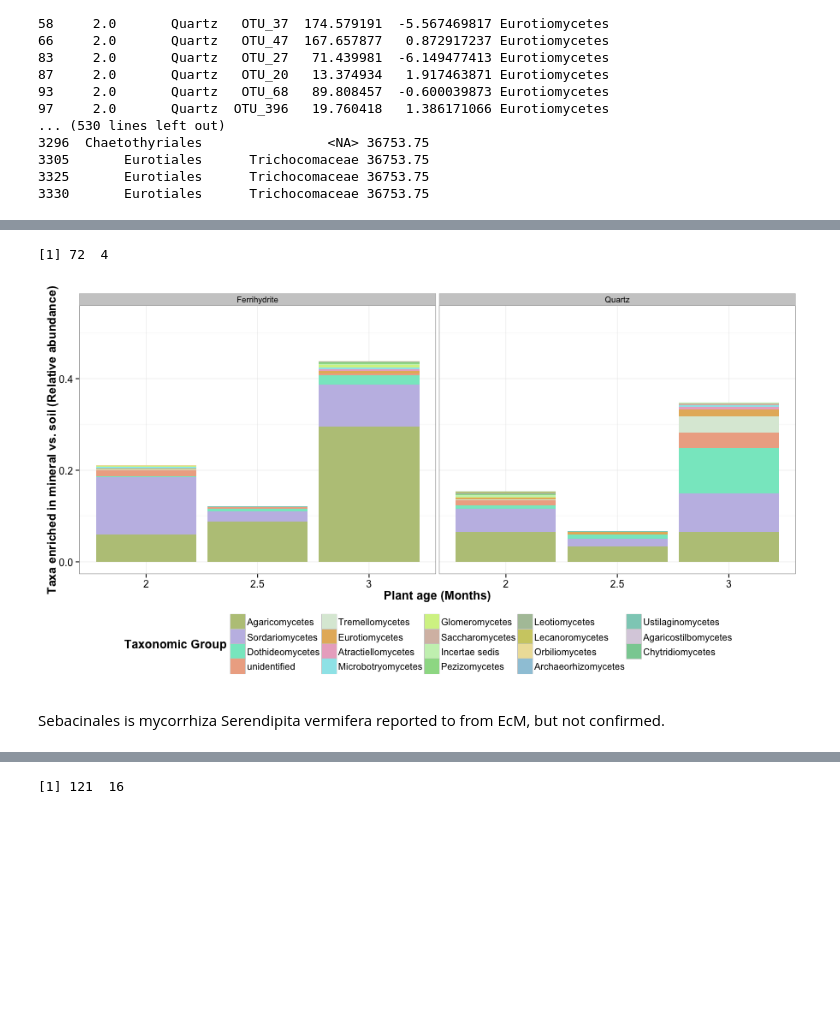
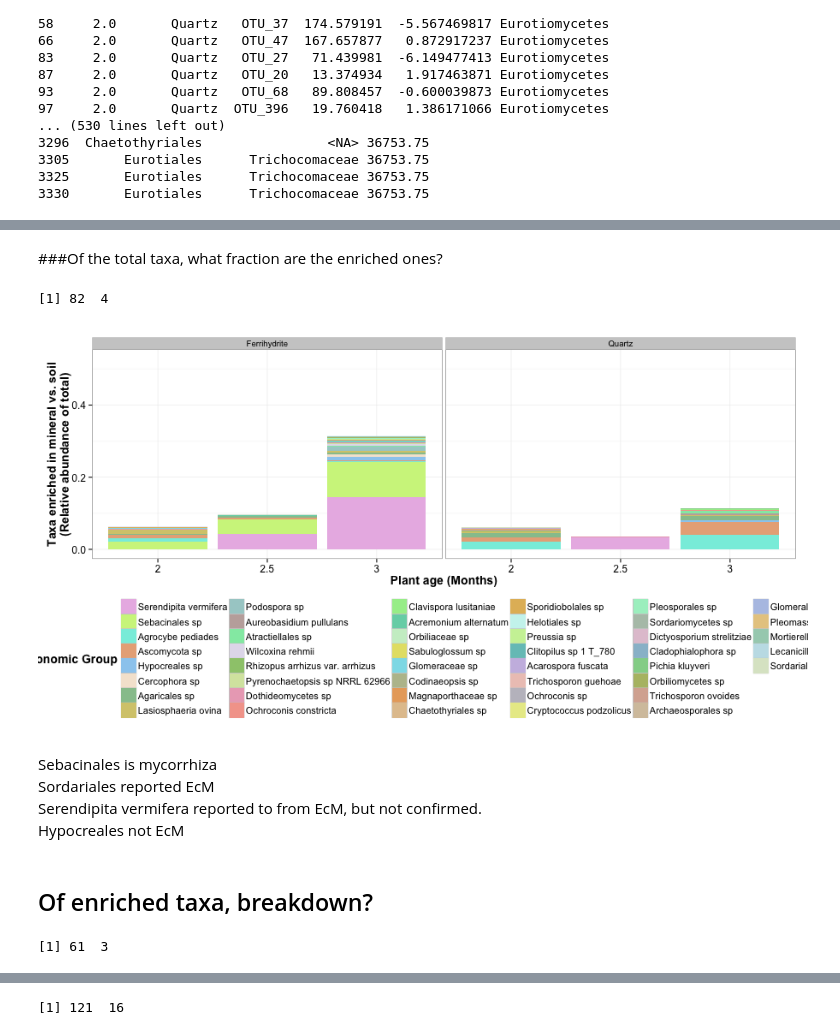
Before and after one commit to TheaWhitman/MineralITS, a Jupyter notebook: manuscript_figures/Differential_abundance.ipynb, the cells around one changed output, grey strips where cells are left out. Saved outputs shown, nothing was run; the diff lists cells and outputs as text; code cells hidden in the pictures; blank space fills up the shorter version.

```diff
--- a/manuscript_figures/Differential_abundance.ipynb
+++ b/manuscript_figures/Differential_abundance.ipynb
@@ -403,7 +331,9 @@ Error in zero_range(to) : x must be length 1 or 2
+# %% [markdown]
+###Of the total taxa, what fraction are the enriched ones?
 # %%
 %%R
 
-cutoff=2
+cutoff=3.3
 
 d.high = l2fc %>%
 # Take the l2fc data frame,
@@ -419,7 +349,7 @@ d.high = l2fc %>%
     dplyr::mutate(relabund=baseMean/Total)%>%
 # Create a new column called relabund, which is the mean normalized count, divided by the total
 # (total of those we selected, not of the whole dataset).
-    dplyr::group_by(Trtmt,Month,Class) %>%
+    dplyr::group_by(Trtmt,Month,Species) %>%
 # Then, using this data, still grouped by month and mineral, we further group it by phylum,
     dplyr::summarise(relabund=sum(relabund))
 # And we tally up all the relative counts for each taxonomic group.
@@ -436,43 +366,83 @@ d.high$Trtmt = ordered(d.high$Trtmt, levels = c("Ferrihydrite", "Quartz", "Kaoli
 d.high<-d.high[with(d.high, order(Tax)),]
 # Sort the whole dataframe by this phylum order
 
-abund=0.0001
+abund=0.0005
 d.high<-d.high %>%
     dplyr::filter(relabund>abund)
 d.high$relabund
 dim(d.high)
 # %% [output]
-[1] 72  4
+[1] 82  4
 # %%
 %%R -w 900
 
 d.plot = d.high
 
 scheme <- iwanthue()
 colors = scheme$hex(length(unique(d.plot$Tax)), color_space = hcl_presets$pastel)
 d.plot$Month <- as.factor(d.plot$Month)
 
 p = ggplot(d.plot, aes(x=Month,y=relabund,fill = Tax))
 
 p = p + facet_grid(~Trtmt)
 
 p = p + scale_fill_manual(values = colors)
 
 p = p + geom_bar(stat = "identity", width = 0.90)
 
 p = p + guides(fill = guide_legend(title="Taxonomic Group", ncol = 6))
 
-p = p + xlab("Plant age (Months)") + ylab("Taxa enriched in mineral vs. soil (Relative abundance)")
+p = p + xlab("Plant age (Months)") + ylab("Taxa enriched in mineral vs. soil\n(Relative abundance of total)")
 
 p = p + theme_bw()
 
 p = p + theme(axis.title = element_text(size=14,face="bold"))
 p = p + theme(axis.text = element_text(size=12,))
 p = p + theme(legend.text=element_text(size=11), legend.title=element_text(size=14), legend.position="bottom")
 
 p
 # %% [output]
-[figure, old version]
+[figure, new version]
 # %% [markdown]
 Sebacinales is mycorrhiza
+Sordariales reported EcM
 Serendipita vermifera reported to from EcM, but not confirmed.
+Hypocreales not EcM
+# %% [markdown]
+## Of enriched taxa, breakdown?
+# %%
+%%R
+
+cutoff=3.3
+
+d.high = l2fc %>%
+# Take the l2fc data frame,
+    dplyr::filter(l2FC>cutoff, padj<=0.1)%>%
+    dplyr::group_by(Trtmt,Month) %>%
+    dplyr::mutate(relabund=baseMean/sum(baseMean))%>%
+    dplyr::group_by(Trtmt,Month,Order) %>%
+# Then, using this data, still grouped by month and mineral, we further group it by phylum,
+    dplyr::summarise(relabund=mean(relabund))%>%
+    dplyr::group_by(Trtmt,Order)%>%
+    dplyr::summarise(relabund=sum(relabund))
+# And we tally up all the relative counts for each taxonomic group.
+
+colnames(d.high) <- c("Trtmt","Tax","relabund")
+# Set the column names to generic so it's easier to change the order, etc.
+
+mean.Abund = ddply(d.high, .(Tax), summarize, M = mean(relabund))
+# Calculate the phyla's mean abundances
+d.high$Tax = factor(d.high$Tax, levels=mean.Abund[order(-mean.Abund$M),]$Tax)
+# Order the phyla by abundance
+d.high$Trtmt = ordered(d.high$Trtmt, levels = c("Ferrihydrite", "Quartz", "Kaolinite", "Heavy Fraction"))
+# Order the treatments
+d.high<-d.high[with(d.high, order(Tax)),]
+# Sort the whole dataframe by this phylum order
+
+abund=0.0005
+d.high<-d.high %>%
+    dplyr::filter(relabund>abund)
+d.high$relabund
+dim(d.high)
+# %% [output]
+[1] 61  3
```
Also changed, not shown: parts of 10 cells of this notebook, 6 other files.
